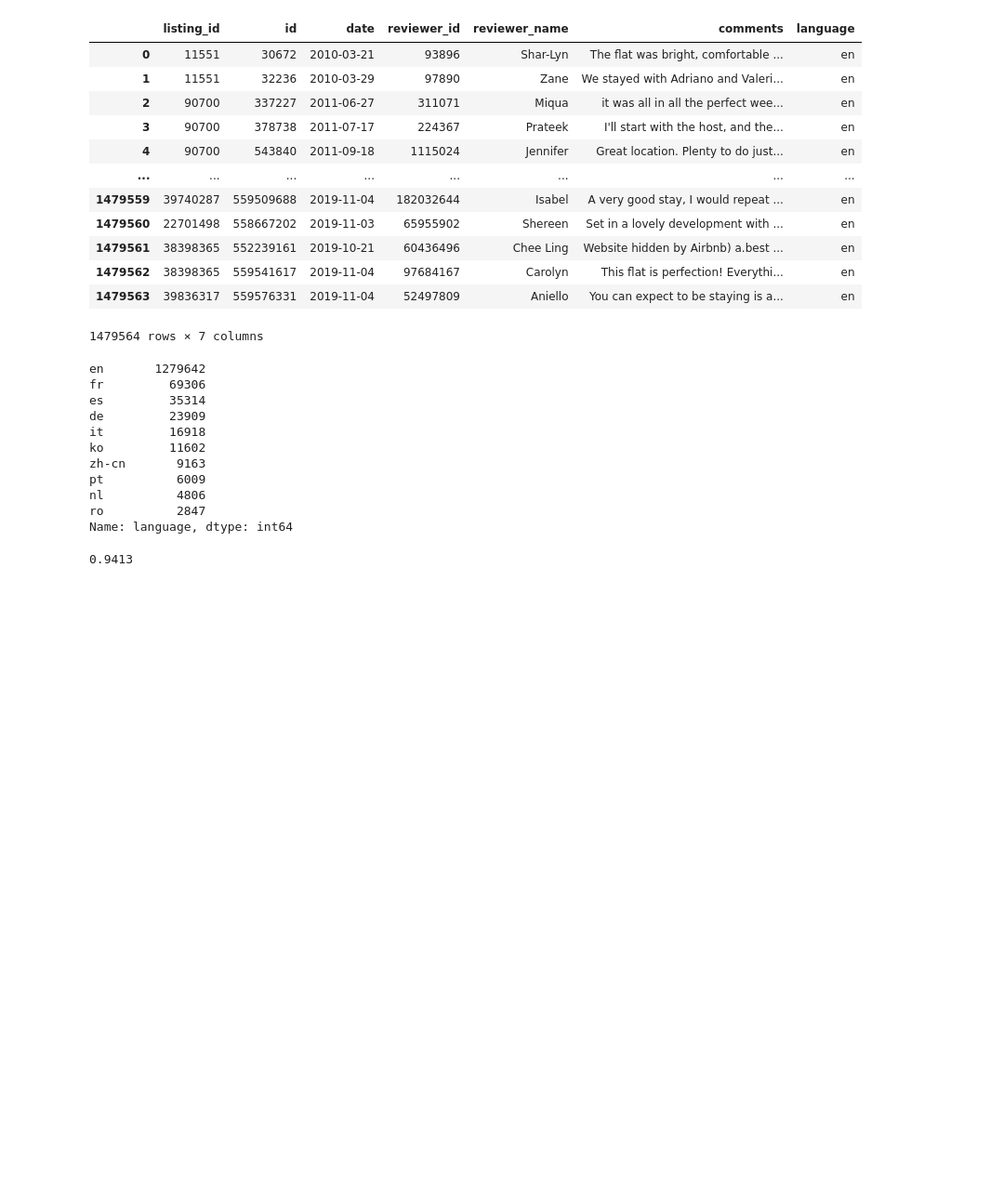
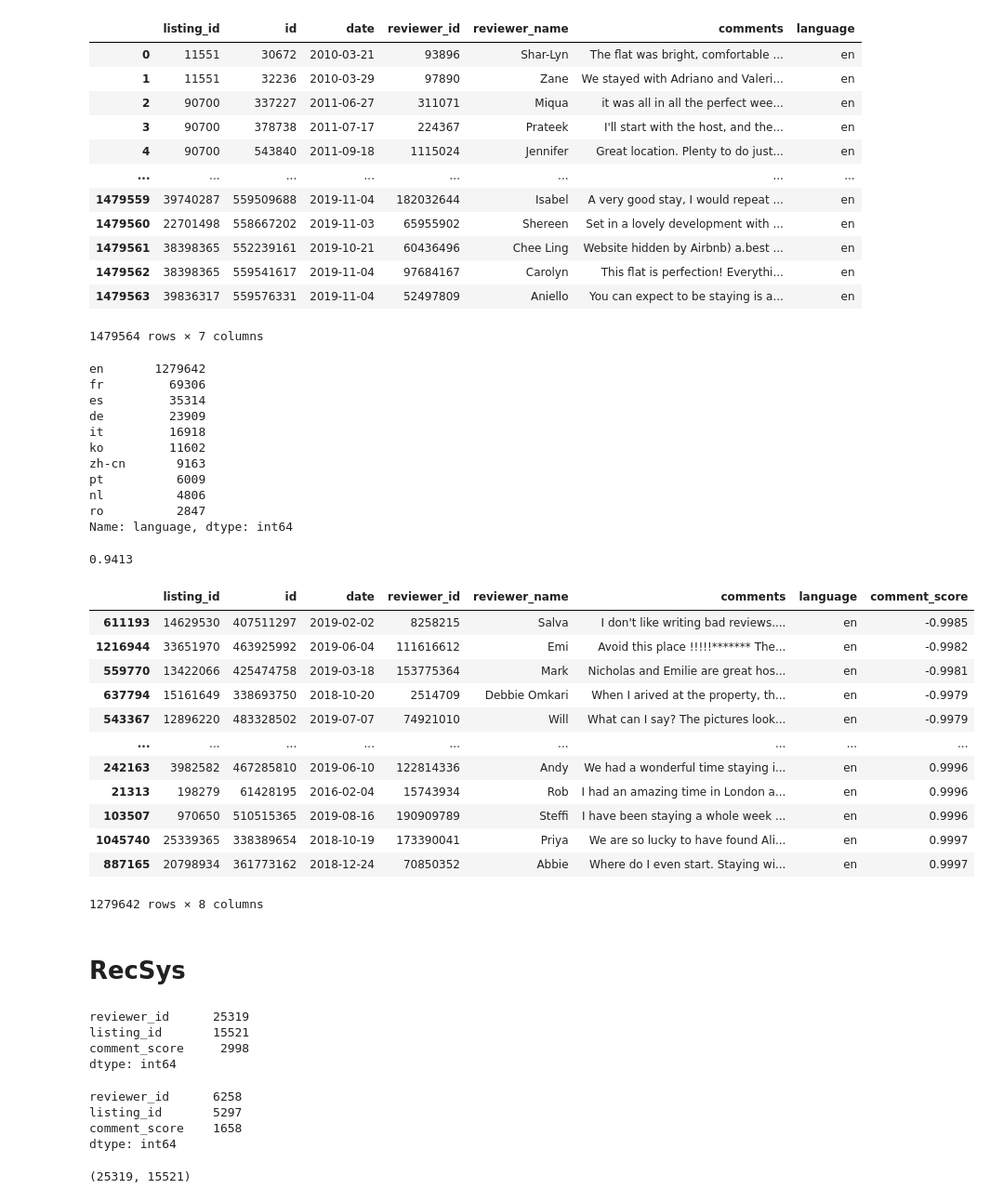
Before and after one commit to andreicap/housing-ml, a Jupyter notebook: recommendations.ipynb, the cells around one changed output. Shown: that part at 93% size. Drawn from its saved outputs; the diff is of its cells as text; code cells hidden in the pictures; blank space fills up the shorter version.

```diff
--- a/recommendations.ipynb
+++ b/recommendations.ipynb
@@ -1,5 +1,8 @@
 # %%
 import pandas as pd
+
+pd.set_option("display.max_colwidth", 120)
+
 from pathlib import Path
 
 data_folder = Path("./data/recommendations/")
@@ -128,3 +117,21 @@ compund_scorer(reviews["comments"][0])
 reviews["comment_score"] = reviews["comments"].map(compund_scorer)
 # %%
 reviews.to_parquet(data_folder / "reviews_sentiment.parquet")
+# %%
+reviews.sort_values("comment_score")
+# %% [output]
+|  | listing_id | id | date | reviewer_id | reviewer_name | comments | language | comment_score |
+| 611193 | 14629530 | 407511297 | 2019-02-02 | 8258215 | Salva | I don't like writing bad reviews.... | en | -0.9985 |
+| 1216944 | 33651970 | 463925992 | 2019-06-04 | 111616612 | Emi | Avoid this place !!!!!******* The... | en | -0.9982 |
+| 559770 | 13422066 | 425474758 | 2019-03-18 | 153775364 | Mark | Nicholas and Emilie are great hos... | en | -0.9981 |
+| 637794 | 15161649 | 338693750 | 2018-10-20 | 2514709 | Debbie Omkari | When I arived at the property, th... | en | -0.9979 |
+| 543367 | 12896220 | 483328502 | 2019-07-07 | 74921010 | Will | What can I say? The pictures look... | en | -0.9979 |
+| ... | ... | ... | ... | ... | ... | ... | ... | ... |
+| 242163 | 3982582 | 467285810 | 2019-06-10 | 122814336 | Andy | We had a wonderful time staying i... | en | 0.9996 |
+| 21313 | 198279 | 61428195 | 2016-02-04 | 15743934 | Rob | I had an amazing time in London a... | en | 0.9996 |
+| 103507 | 970650 | 510515365 | 2019-08-16 | 190909789 | Steffi | I have been staying a whole week ... | en | 0.9996 |
+| 1045740 | 25339365 | 338389654 | 2018-10-19 | 173390041 | Priya | We are so lucky to have found Ali... | en | 0.9997 |
+| 887165 | 20798934 | 361773162 | 2018-12-24 | 70850352 | Abbie | Where do I even start. Staying wi... | en | 0.9997 |
+1279642 rows × 8 columns
+# %% [markdown]
+# RecSys
@@ -130,0 +145,21 @@ reviews.to_parquet(data_folder / "reviews_sentiment.parquet")
+# %%
+print(rec_df.nunique())
+# %% [output]
+reviewer_id      25319
+listing_id       15521
+comment_score     2998
+dtype: int64
+# %%
+test_df.nunique()
+# %% [output]
+reviewer_id      6258
+listing_id       5297
+comment_score    1658
+dtype: int64
+# %%
+user_listing_mat = rec_df.pivot_table(
+    index="reviewer_id", columns="listing_id", values="comment_score"
+)
+user_listing_mat.shape
+# %% [output]
+(25319, 15521)
```
Also changed, not shown: parts of 17 cells of this notebook.
